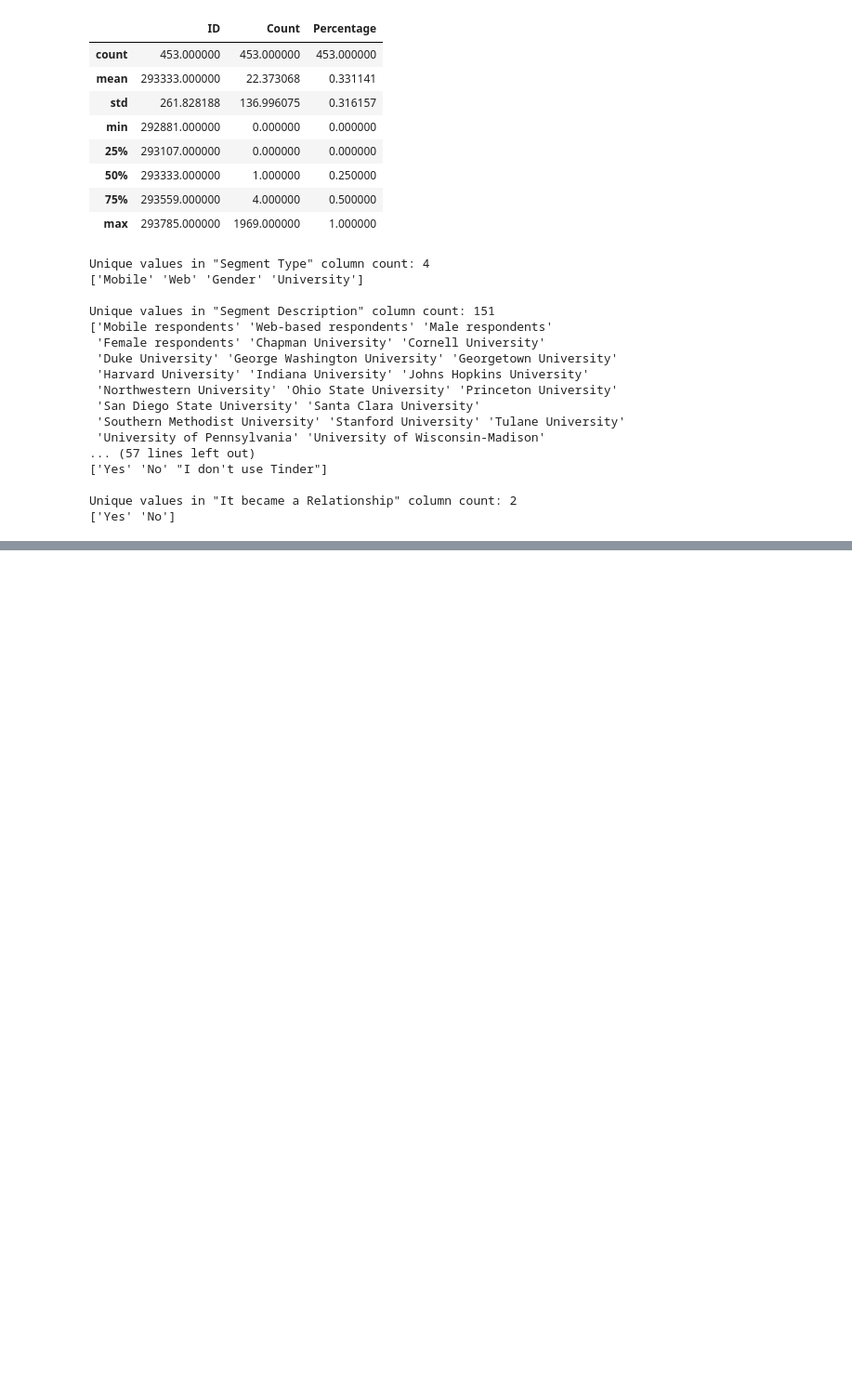
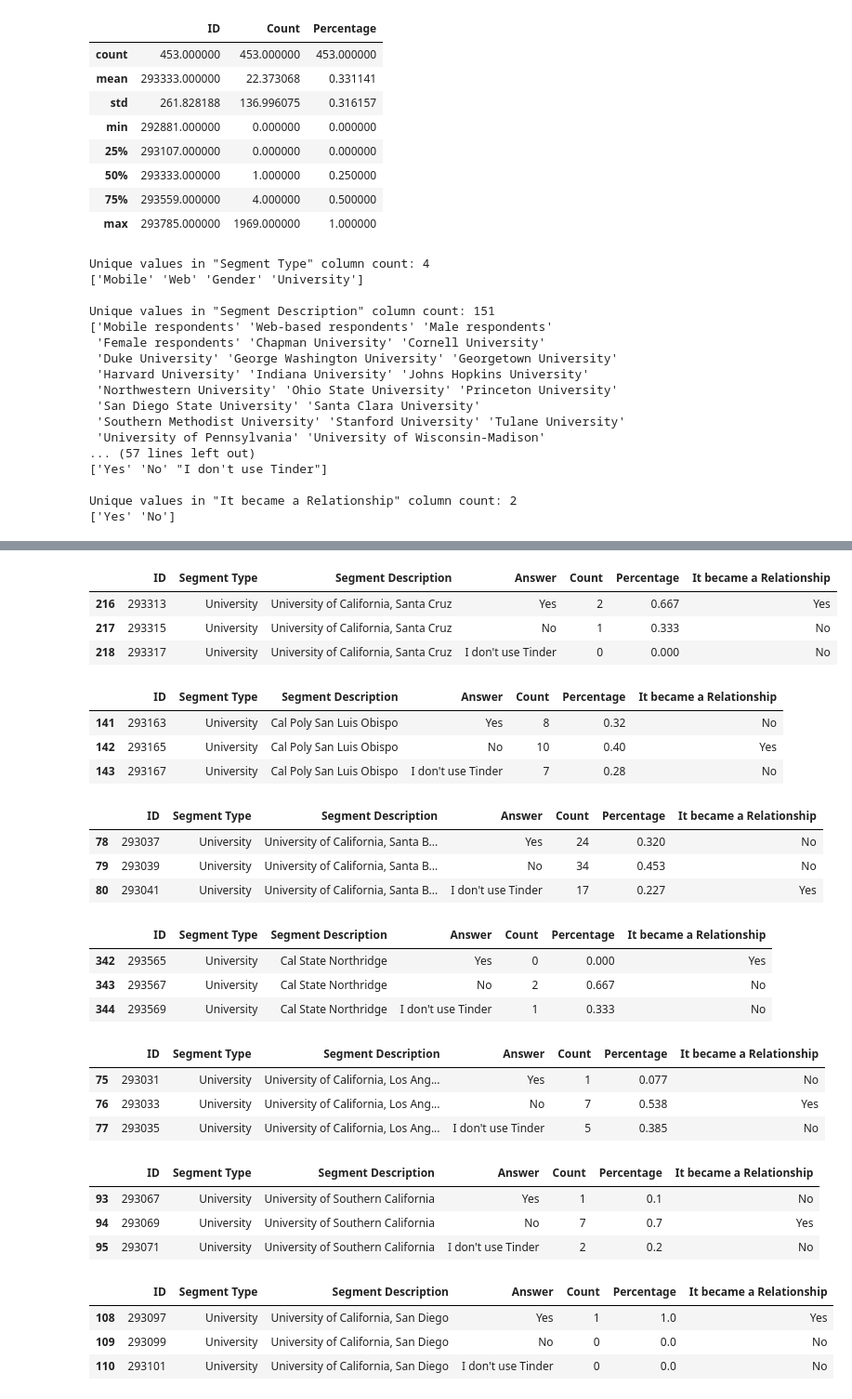
Before and after one commit to ElaineNg94/CA_Millennials_Tinder_Success_Rate, a Jupyter notebook: CA_tinder_analysis(draft).ipynb, the cells around one changed output, grey strips where cells are left out. Shown at 93% size. Saved outputs shown, nothing was run; the diff lists cells and outputs as text; code cells hidden in the pictures; blank space fills up the shorter version.

```diff
--- a/CA_tinder_analysis(draft).ipynb
+++ b/CA_tinder_analysis(draft).ipynb
@@ -94,16 +122,65 @@ dictionary = {'Yes':1, 'No':0}
 # %%
 # Only look at data from University of California, Santa Cruz
+UCSC_df = tinder_data[tinder_data["Segment Description"] == "University of California, Santa Cruz"]
+UCSC_df
+# %% [output]
+|  | ID | Segment Type | Segment Description | Answer | Count | Percentage | It became a Relationship |
+| 216 | 293313 | University | University of California, Santa Cruz | Yes | 2 | 0.667 | Yes |
+| 217 | 293315 | University | University of California, Santa Cruz | No | 1 | 0.333 | No |
+| 218 | 293317 | University | University of California, Santa Cruz | I don't use Tinder | 0 | 0.000 | No |
 # %%
 # Only look at data from Cal Poly San Luis Obispo
+cal_poly_df = tinder_data[tinder_data["Segment Description"] == "Cal Poly San Luis Obispo"]
+cal_poly_df
+# %% [output]
+|  | ID | Segment Type | Segment Description | Answer | Count | Percentage | It became a Relationship |
+| 141 | 293163 | University | Cal Poly San Luis Obispo | Yes | 8 | 0.32 | No |
+| 142 | 293165 | University | Cal Poly San Luis Obispo | No | 10 | 0.40 | Yes |
+| 143 | 293167 | University | Cal Poly San Luis Obispo | I don't use Tinder | 7 | 0.28 | No |
 # %%
 # Only look at data from University of California, Santa Barbara
+UCSB_df = tinder_data[tinder_data["Segment Description"] == "University of California, Santa Barbara"]
+UCSB_df
+# %% [output]
+|  | ID | Segment Type | Segment Description | Answer | Count | Percentage | It became a Relationship |
+| 78 | 293037 | University | University of California, Santa B... | Yes | 24 | 0.320 | No |
+| 79 | 293039 | University | University of California, Santa B... | No | 34 | 0.453 | No |
+| 80 | 293041 | University | University of California, Santa B... | I don't use Tinder | 17 | 0.227 | Yes |
 # %%
 # Only look at data from Cal State Northridge
+CSUN_df = tinder_data[tinder_data["Segment Description"] == "Cal State Northridge"]
+CSUN_df
+# %% [output]
+|  | ID | Segment Type | Segment Description | Answer | Count | Percentage | It became a Relationship |
+| 342 | 293565 | University | Cal State Northridge | Yes | 0 | 0.000 | Yes |
+| 343 | 293567 | University | Cal State Northridge | No | 2 | 0.667 | No |
+| 344 | 293569 | University | Cal State Northridge | I don't use Tinder | 1 | 0.333 | No |
 # %%
 # Only look at data from University of California, Los Angeles
+UCLA_df = tinder_data[tinder_data["Segment Description"] == "University of California, Los Angeles"]
+UCLA_df
+# %% [output]
+|  | ID | Segment Type | Segment Description | Answer | Count | Percentage | It became a Relationship |
+| 75 | 293031 | University | University of California, Los Ang... | Yes | 1 | 0.077 | No |
+| 76 | 293033 | University | University of California, Los Ang... | No | 7 | 0.538 | Yes |
+| 77 | 293035 | University | University of California, Los Ang... | I don't use Tinder | 5 | 0.385 | No |
 # %%
 # Only look at data from University of Southern California
+USC_df = tinder_data[tinder_data["Segment Description"] == "University of Southern California"]
+USC_df
+# %% [output]
+|  | ID | Segment Type | Segment Description | Answer | Count | Percentage | It became a Relationship |
+| 93 | 293067 | University | University of Southern California | Yes | 1 | 0.1 | No |
+| 94 | 293069 | University | University of Southern California | No | 7 | 0.7 | Yes |
+| 95 | 293071 | University | University of Southern California | I don't use Tinder | 2 | 0.2 | No |
 # %%
 # Only look at data from University of California, San Diego
+UCSD_df = tinder_data[tinder_data["Segment Description"] == "University of California, San Diego"]
+UCSD_df
+# %% [output]
+|  | ID | Segment Type | Segment Description | Answer | Count | Percentage | It became a Relationship |
+| 108 | 293097 | University | University of California, San Diego | Yes | 1 | 1.0 | Yes |
+| 109 | 293099 | University | University of California, San Diego | No | 0 | 0.0 | No |
+| 110 | 293101 | University | University of California, San Diego | I don't use Tinder | 0 | 0.0 | No |
 # %%
 # Only look at data from San Diego State University
```
Also changed, not shown: parts of 5 cells of this notebook.
